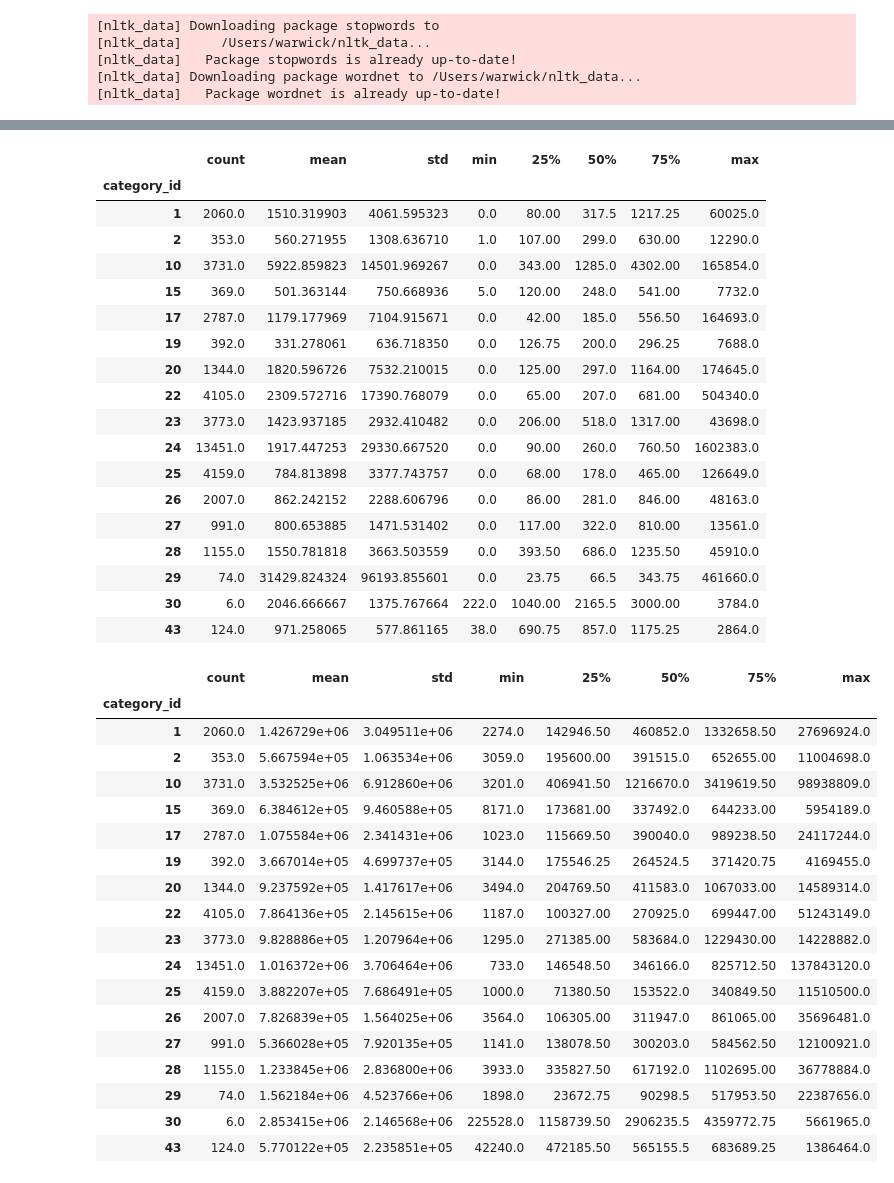
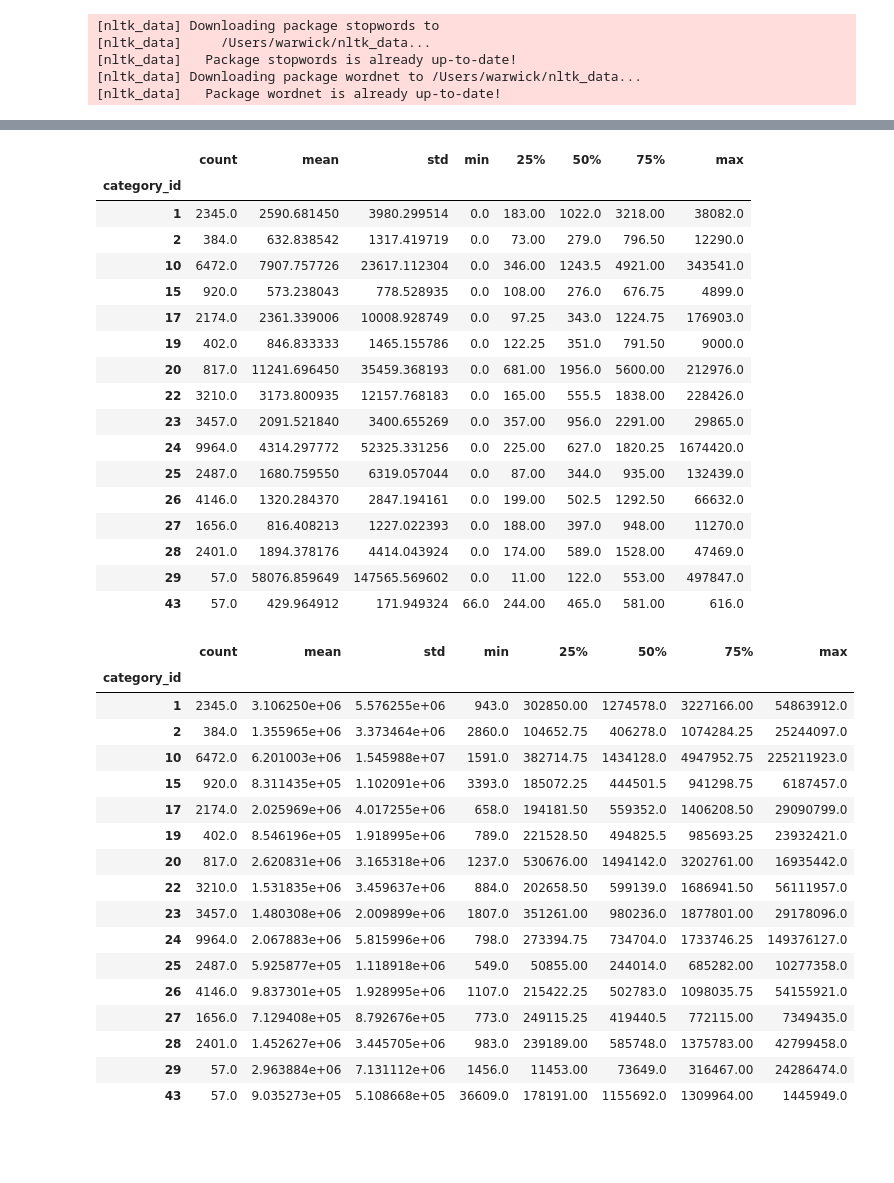
Before and after one commit to warwickwei/CS5112_project_youtube_clustering, a Jupyter notebook: Youtube_clustering.ipynb, the cells around one changed output, grey strips where cells are left out. Drawn from its saved outputs; the diff is of its cells as text; code cells hidden in the pictures; blank space fills up the shorter version.

```diff
--- a/Youtube_clustering.ipynb
+++ b/Youtube_clustering.ipynb
@@ -32 +36,4 @@ CA_raw_data = pd.read_csv('CAVideos.csv')
+# %%
+filename = "USvideos.csv"
+raw_data = pd.read_csv(filename)
 # %%
@@ -93,44 +98,42 @@ CA_raw_data.groupby('category_id')["likes"].describe(percentiles = [0.25, 0.5, 0
 # %%
-CA_raw_data.groupby('category_id')["dislikes"].describe(percentiles = [0.25, 0.5, 0.75])
+raw_data.groupby('category_id')["dislikes"].describe(percentiles = [0.25, 0.5, 0.75])
 # %% [output]
 |  | count | mean | std | min | 25% | 50% | 75% | max |
 | category_id |  |  |  |  |  |  |  |  |
-| 1 | 2060.0 | 1510.319903 | 4061.595323 | 0.0 | 80.00 | 317.5 | 1217.25 | 60025.0 |
-| 2 | 353.0 | 560.271955 | 1308.636710 | 1.0 | 107.00 | 299.0 | 630.00 | 12290.0 |
-| 10 | 3731.0 | 5922.859823 | 14501.969267 | 0.0 | 343.00 | 1285.0 | 4302.00 | 165854.0 |
-| 15 | 369.0 | 501.363144 | 750.668936 | 5.0 | 120.00 | 248.0 | 541.00 | 7732.0 |
-| 17 | 2787.0 | 1179.177969 | 7104.915671 | 0.0 | 42.00 | 185.0 | 556.50 | 164693.0 |
-| 19 | 392.0 | 331.278061 | 636.718350 | 0.0 | 126.75 | 200.0 | 296.25 | 7688.0 |
-| 20 | 1344.0 | 1820.596726 | 7532.210015 | 0.0 | 125.00 | 297.0 | 1164.00 | 174645.0 |
-| 22 | 4105.0 | 2309.572716 | 17390.768079 | 0.0 | 65.00 | 207.0 | 681.00 | 504340.0 |
-| 23 | 3773.0 | 1423.937185 | 2932.410482 | 0.0 | 206.00 | 518.0 | 1317.00 | 43698.0 |
-| 24 | 13451.0 | 1917.447253 | 29330.667520 | 0.0 | 90.00 | 260.0 | 760.50 | 1602383.0 |
-| 25 | 4159.0 | 784.813898 | 3377.743757 | 0.0 | 68.00 | 178.0 | 465.00 | 126649.0 |
-| 26 | 2007.0 | 862.242152 | 2288.606796 | 0.0 | 86.00 | 281.0 | 846.00 | 48163.0 |
-| 27 | 991.0 | 800.653885 | 1471.531402 | 0.0 | 117.00 | 322.0 | 810.00 | 13561.0 |
-| 28 | 1155.0 | 1550.781818 | 3663.503559 | 0.0 | 393.50 | 686.0 | 1235.50 | 45910.0 |
-| 29 | 74.0 | 31429.824324 | 96193.855601 | 0.0 | 23.75 | 66.5 | 343.75 | 461660.0 |
-| 30 | 6.0 | 2046.666667 | 1375.767664 | 222.0 | 1040.00 | 2165.5 | 3000.00 | 3784.0 |
-| 43 | 124.0 | 971.258065 | 577.861165 | 38.0 | 690.75 | 857.0 | 1175.25 | 2864.0 |
+| 1 | 2345.0 | 2590.681450 | 3980.299514 | 0.0 | 183.00 | 1022.0 | 3218.00 | 38082.0 |
+| 2 | 384.0 | 632.838542 | 1317.419719 | 0.0 | 73.00 | 279.0 | 796.50 | 12290.0 |
+| 10 | 6472.0 | 7907.757726 | 23617.112304 | 0.0 | 346.00 | 1243.5 | 4921.00 | 343541.0 |
+| 15 | 920.0 | 573.238043 | 778.528935 | 0.0 | 108.00 | 276.0 | 676.75 | 4899.0 |
+| 17 | 2174.0 | 2361.339006 | 10008.928749 | 0.0 | 97.25 | 343.0 | 1224.75 | 176903.0 |
+| 19 | 402.0 | 846.833333 | 1465.155786 | 0.0 | 122.25 | 351.0 | 791.50 | 9000.0 |
+| 20 | 817.0 | 11241.696450 | 35459.368193 | 0.0 | 681.00 | 1956.0 | 5600.00 | 212976.0 |
+| 22 | 3210.0 | 3173.800935 | 12157.768183 | 0.0 | 165.00 | 555.5 | 1838.00 | 228426.0 |
+| 23 | 3457.0 | 2091.521840 | 3400.655269 | 0.0 | 357.00 | 956.0 | 2291.00 | 29865.0 |
+| 24 | 9964.0 | 4314.297772 | 52325.331256 | 0.0 | 225.00 | 627.0 | 1820.25 | 1674420.0 |
+| 25 | 2487.0 | 1680.759550 | 6319.057044 | 0.0 | 87.00 | 344.0 | 935.00 | 132439.0 |
+| 26 | 4146.0 | 1320.284370 | 2847.194161 | 0.0 | 199.00 | 502.5 | 1292.50 | 66632.0 |
+| 27 | 1656.0 | 816.408213 | 1227.022393 | 0.0 | 188.00 | 397.0 | 948.00 | 11270.0 |
+| 28 | 2401.0 | 1894.378176 | 4414.043924 | 0.0 | 174.00 | 589.0 | 1528.00 | 47469.0 |
+| 29 | 57.0 | 58076.859649 | 147565.569602 | 0.0 | 11.00 | 122.0 | 553.00 | 497847.0 |
+| 43 | 57.0 | 429.964912 | 171.949324 | 66.0 | 244.00 | 465.0 | 581.00 | 616.0 |
 # %%
-CA_raw_data.groupby('category_id')["views"].describe(percentiles = [0.25, 0.5, 0.75])
+raw_data.groupby('category_id')["views"].describe(percentiles = [0.25, 0.5, 0.75])
 # %% [output]
 |  | count | mean | std | min | 25% | 50% | 75% | max |
 | category_id |  |  |  |  |  |  |  |  |
-| 1 | 2060.0 | 1.426729e+06 | 3.049511e+06 | 2274.0 | 142946.50 | 460852.0 | 1332658.50 | 27696924.0 |
-| 2 | 353.0 | 5.667594e+05 | 1.063534e+06 | 3059.0 | 195600.00 | 391515.0 | 652655.00 | 11004698.0 |
-| 10 | 3731.0 | 3.532525e+06 | 6.912860e+06 | 3201.0 | 406941.50 | 1216670.0 | 3419619.50 | 98938809.0 |
-| 15 | 369.0 | 6.384612e+05 | 9.460588e+05 | 8171.0 | 173681.00 | 337492.0 | 644233.00 | 5954189.0 |
-| 17 | 2787.0 | 1.075584e+06 | 2.341431e+06 | 1023.0 | 115669.50 | 390040.0 | 989238.50 | 24117244.0 |
-| 19 | 392.0 | 3.667014e+05 | 4.699737e+05 | 3144.0 | 175546.25 | 264524.5 | 371420.75 | 4169455.0 |
-| 20 | 1344.0 | 9.237592e+05 | 1.417617e+06 | 3494.0 | 204769.50 | 411583.0 | 1067033.00 | 14589314.0 |
-| 22 | 4105.0 | 7.864136e+05 | 2.145615e+06 | 1187.0 | 100327.00 | 270925.0 | 699447.00 | 51243149.0 |
-| 23 | 3773.0 | 9.828886e+05 | 1.207964e+06 | 1295.0 | 271385.00 | 583684.0 | 1229430.00 | 14228882.0 |
-| 24 | 13451.0 | 1.016372e+06 | 3.706464e+06 | 733.0 | 146548.50 | 346166.0 | 825712.50 | 137843120.0 |
-| 25 | 4159.0 | 3.882207e+05 | 7.686491e+05 | 1000.0 | 71380.50 | 153522.0 | 340849.50 | 11510500.0 |
-| 26 | 2007.0 | 7.826839e+05 | 1.564025e+06 | 3564.0 | 106305.00 | 311947.0 | 861065.00 | 35696481.0 |
-| 27 | 991.0 | 5.366028e+05 | 7.920135e+05 | 1141.0 | 138078.50 | 300203.0 | 584562.50 | 12100921.0 |
-| 28 | 1155.0 | 1.233845e+06 | 2.836800e+06 | 3933.0 | 335827.50 | 617192.0 | 1102695.00 | 36778884.0 |
-| 29 | 74.0 | 1.562184e+06 | 4.523766e+06 | 1898.0 | 23672.75 | 90298.5 | 517953.50 | 22387656.0 |
-| 30 | 6.0 | 2.853415e+06 | 2.146568e+06 | 225528.0 | 1158739.50 | 2906235.5 | 4359772.75 | 5661965.0 |
-| 43 | 124.0 | 5.770122e+05 | 2.235851e+05 | 42240.0 | 472185.50 | 565155.5 | 683689.25 | 1386464.0 |
+| 1 | 2345.0 | 3.106250e+06 | 5.576255e+06 | 943.0 | 302850.00 | 1274578.0 | 3227166.00 | 54863912.0 |
+| 2 | 384.0 | 1.355965e+06 | 3.373464e+06 | 2860.0 | 104652.75 | 406278.0 | 1074284.25 | 25244097.0 |
+| 10 | 6472.0 | 6.201003e+06 | 1.545988e+07 | 1591.0 | 382714.75 | 1434128.0 | 4947952.75 | 225211923.0 |
+| 15 | 920.0 | 8.311435e+05 | 1.102091e+06 | 3393.0 | 185072.25 | 444501.5 | 941298.75 | 6187457.0 |
+| 17 | 2174.0 | 2.025969e+06 | 4.017255e+06 | 658.0 | 194181.50 | 559352.0 | 1406208.50 | 29090799.0 |
+| 19 | 402.0 | 8.546196e+05 | 1.918995e+06 | 789.0 | 221528.50 | 494825.5 | 985693.25 | 23932421.0 |
+| 20 | 817.0 | 2.620831e+06 | 3.165318e+06 | 1237.0 | 530676.00 | 1494142.0 | 3202761.00 | 16935442.0 |
+| 22 | 3210.0 | 1.531835e+06 | 3.459637e+06 | 884.0 | 202658.50 | 599139.0 | 1686941.50 | 56111957.0 |
+| 23 | 3457.0 | 1.480308e+06 | 2.009899e+06 | 1807.0 | 351261.00 | 980236.0 | 1877801.00 | 29178096.0 |
+| 24 | 9964.0 | 2.067883e+06 | 5.815996e+06 | 798.0 | 273394.75 | 734704.0 | 1733746.25 | 149376127.0 |
+| 25 | 2487.0 | 5.925877e+05 | 1.118918e+06 | 549.0 | 50855.00 | 244014.0 | 685282.00 | 10277358.0 |
+| 26 | 4146.0 | 9.837301e+05 | 1.928995e+06 | 1107.0 | 215422.25 | 502783.0 | 1098035.75 | 54155921.0 |
+| 27 | 1656.0 | 7.129408e+05 | 8.792676e+05 | 773.0 | 249115.25 | 419440.5 | 772115.00 | 7349435.0 |
+| 28 | 2401.0 | 1.452627e+06 | 3.445705e+06 | 983.0 | 239189.00 | 585748.0 | 1375783.00 | 42799458.0 |
+| 29 | 57.0 | 2.963884e+06 | 7.131112e+06 | 1456.0 | 11453.00 | 73649.0 | 316467.00 | 24286474.0 |
+| 43 | 57.0 | 9.035273e+05 | 5.108668e+05 | 36609.0 | 178191.00 | 1155692.0 | 1309964.00 | 1445949.0 |
```
Also changed, not shown: parts of 16 cells of this notebook.
